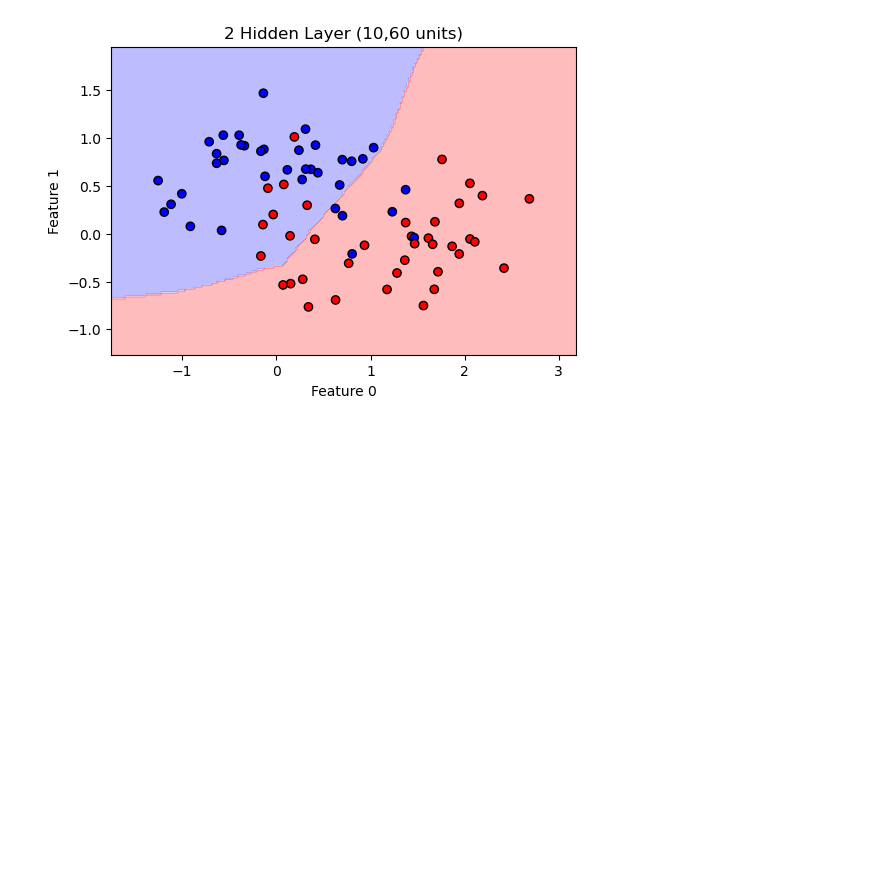
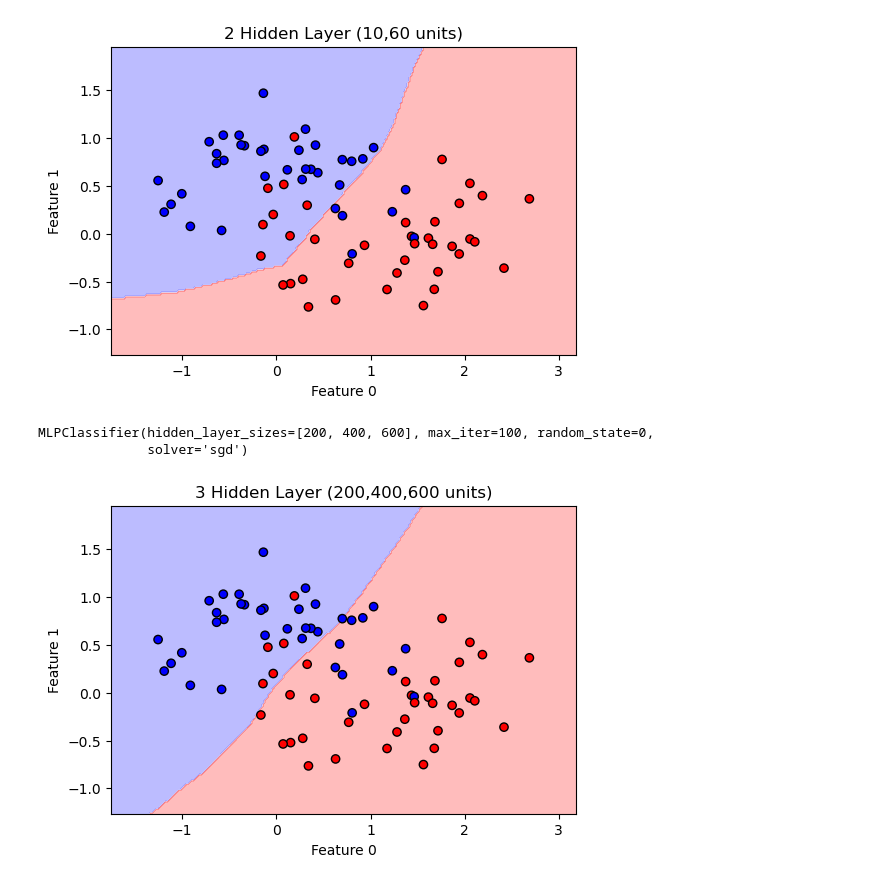
Before and after one commit to RuqayaAli/ML_repo, a Jupyter notebook: Deeb_Learning/Day_1/Basic NN with SKLearn.ipynb, the cells around one changed output. Cells and saved outputs as stored; diff of their text form; code cells hidden in the pictures; blank space fills up the shorter version.

```diff
--- a/Deeb_Learning/Day_1/Basic NN with SKLearn.ipynb
+++ b/Deeb_Learning/Day_1/Basic NN with SKLearn.ipynb
@@ -95,6 +95,15 @@ plt.show()
 [figure]
 # %%
 # 3 hidden layer ,first=200,second = 400,third=600 nuroun ,change max_iter
-mlp_single = MLPClassifier(hidden_layer_sizes=[200,400,600], max_iter=500,
+mlp_single = MLPClassifier(hidden_layer_sizes=[200,400,600], max_iter=100,
                            solver='sgd', random_state=0)
 mlp_single.fit(X_train, y_train)
+# %% [output]
+MLPClassifier(hidden_layer_sizes=[200, 400, 600], max_iter=100, random_state=0,
+              solver='sgd')
+# %%
+plt.figure(figsize=(6,4))
+plot_decision_boundary(mlp_single, X_train, y_train, title='3 Hidden Layer (200,400,600 units)')
+plt.show()
+# %% [output]
+[figure, added]
```
Also changed, not shown: parts of 2 cells of this notebook.
